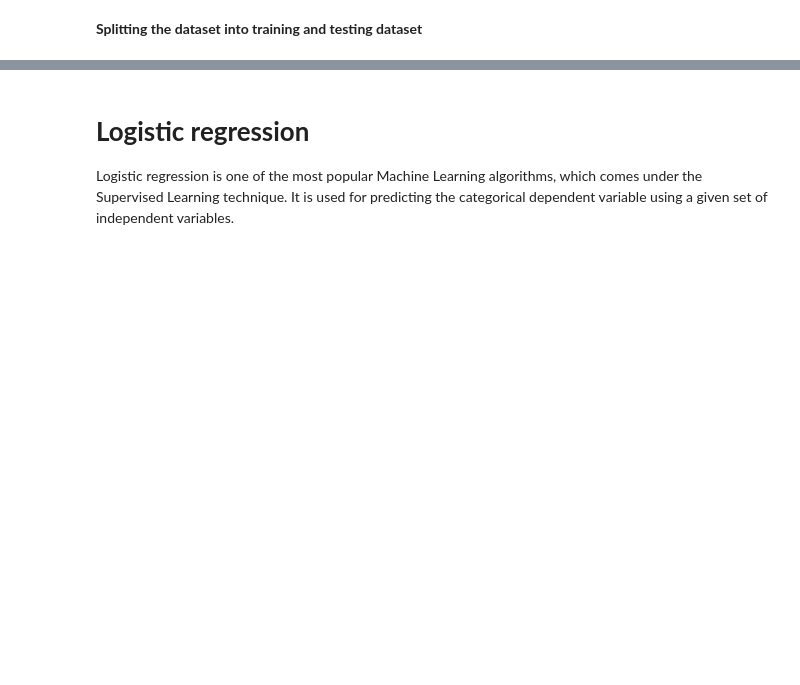
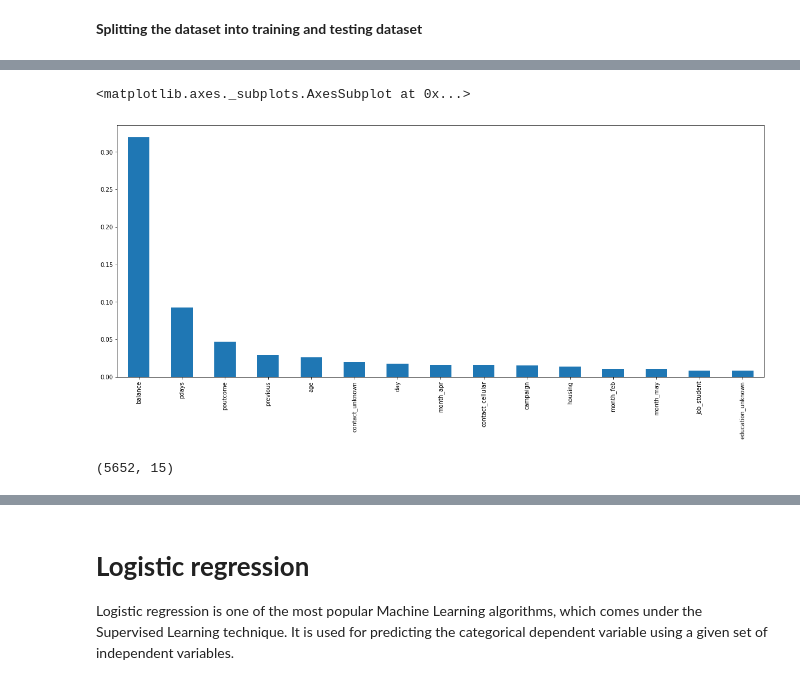
Before and after one commit to Ganeshwalimbe/-Predictive-Modeling-for-Customer-Churn, a Jupyter notebook: Predictive_Modeling_for_Customer_Churn.ipynb, the cells around one changed output, grey strips where cells are left out. Saved outputs shown, nothing was run; the diff lists cells and outputs as text; code cells hidden in the pictures; blank space fills up the shorter version.

```diff
--- a/Predictive_Modeling_for_Customer_Churn.ipynb
+++ b/Predictive_Modeling_for_Customer_Churn.ipynb
@@ -284,0 +294,5 @@ print(x_test.shape)
+# %%
+from sklearn.feature_selection import mutual_info_classif
+# determine the mutual information
+mutual_info = mutual_info_classif(x_train, y_train)
+mutual_info
@@ -284,0 +311,4 @@ print(x_test.shape)
+# %%
+mutual_info = pd.Series(mutual_info)
+mutual_info.index = x_train.columns
+mutual_info.sort_values(ascending=False).head(15)
@@ -284,0 +332,5 @@ print(x_test.shape)
+# %%
+mutual_info.sort_values(ascending=False).head(15).plot.bar(figsize=(20, 8))
+# %% [output]
+<matplotlib.axes._subplots.AxesSubplot at 0x...>
+[figure, added]
@@ -284,0 +351,4 @@ print(x_test.shape)
+# %%
+x_train_fs.shape
+# %% [output]
+(5652, 15)
```
Also changed, not shown: parts of 42 cells of this notebook.
